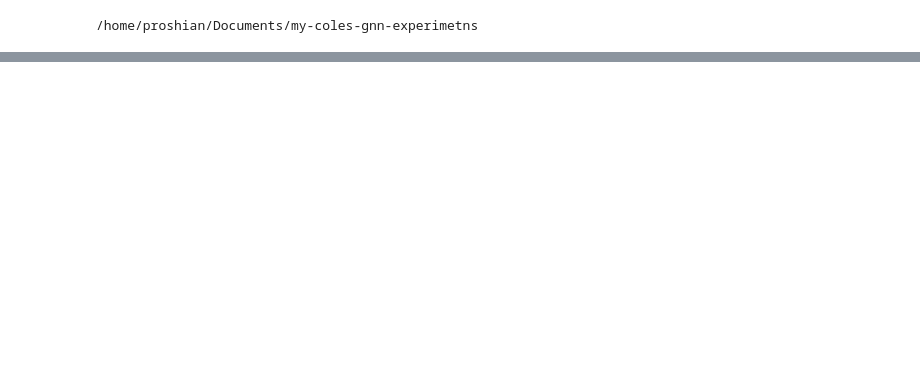
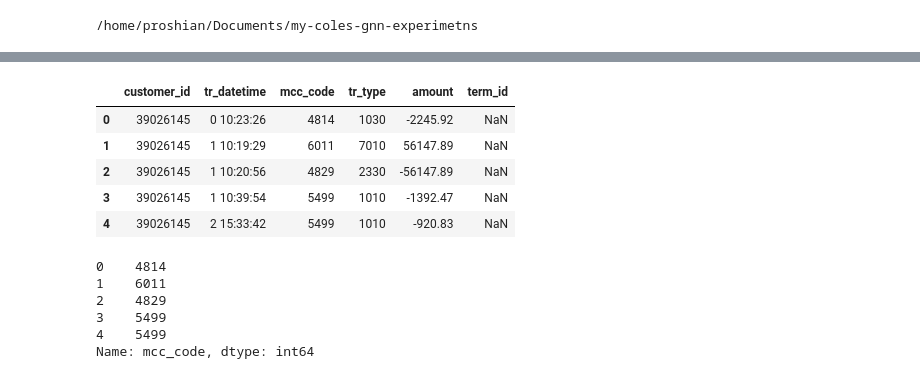
Before and after one commit to proshian/my-coles-gnn-experimetns, a Jupyter notebook: scenario_gender/checks.ipynb, the cells around one changed output, grey strips where cells are left out. Saved outputs shown, nothing was run; the diff lists cells and outputs as text; code cells hidden in the pictures; blank space fills up the shorter version.

```diff
--- a/scenario_gender/checks.ipynb
+++ b/scenario_gender/checks.ipynb
@@ -52,0 +240,19 @@ len(client_item_graph.g.nodes())
+# %%
+df = pd.read_csv('data/transactions.csv')
+df.head()
+# %% [output]
+|  | customer_id | tr_datetime | mcc_code | tr_type | amount | term_id |
+| 0 | 39026145 | 0 10:23:26 | 4814 | 1030 | -2245.92 | NaN |
+| 1 | 39026145 | 1 10:19:29 | 6011 | 7010 | 56147.89 | NaN |
+| 2 | 39026145 | 1 10:20:56 | 4829 | 2330 | -56147.89 | NaN |
+| 3 | 39026145 | 1 10:39:54 | 5499 | 1010 | -1392.47 | NaN |
+| 4 | 39026145 | 2 15:33:42 | 5499 | 1010 | -920.83 | NaN |
+# %%
+df['mcc_code'].head()
+# %% [output]
+0    4814
+1    6011
+2    4829
+3    5499
+4    5499
+Name: mcc_code, dtype: int64
```
Also changed, not shown: parts of 34 cells of this notebook, 16 other files.
